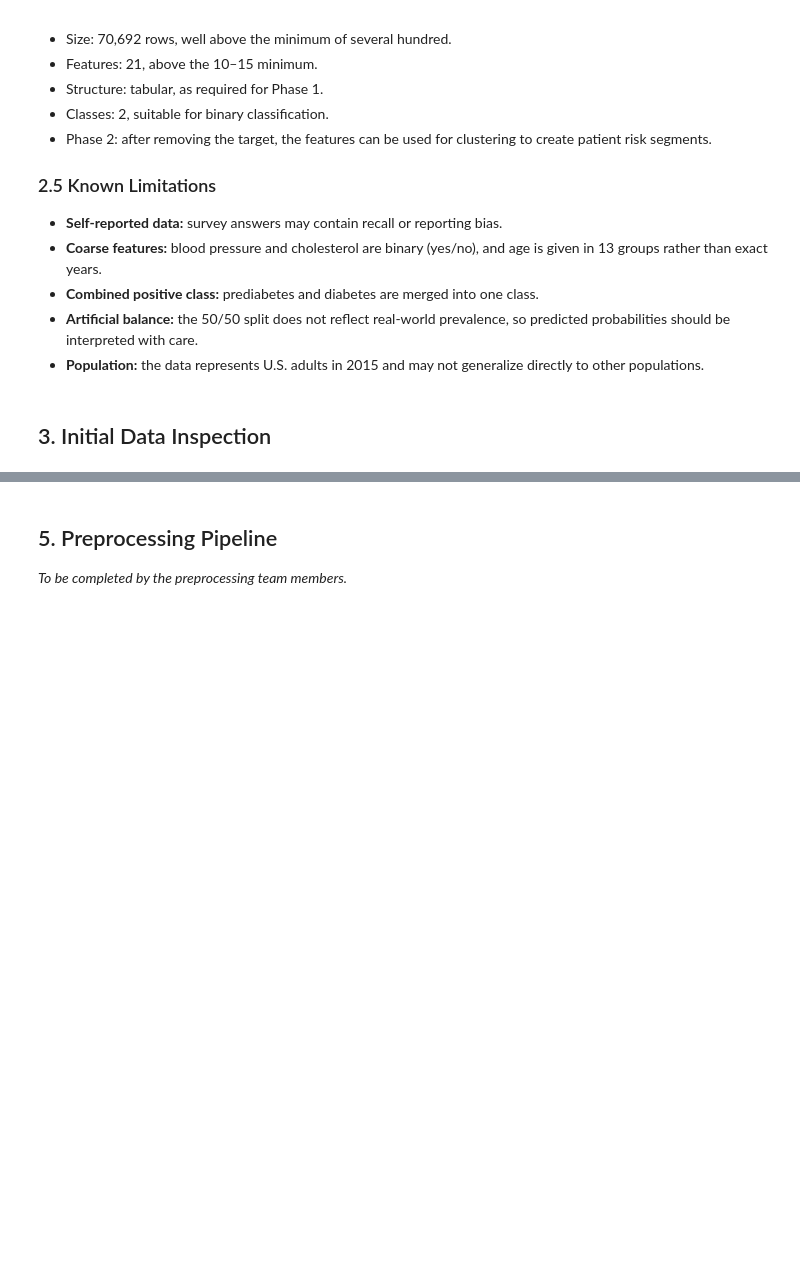
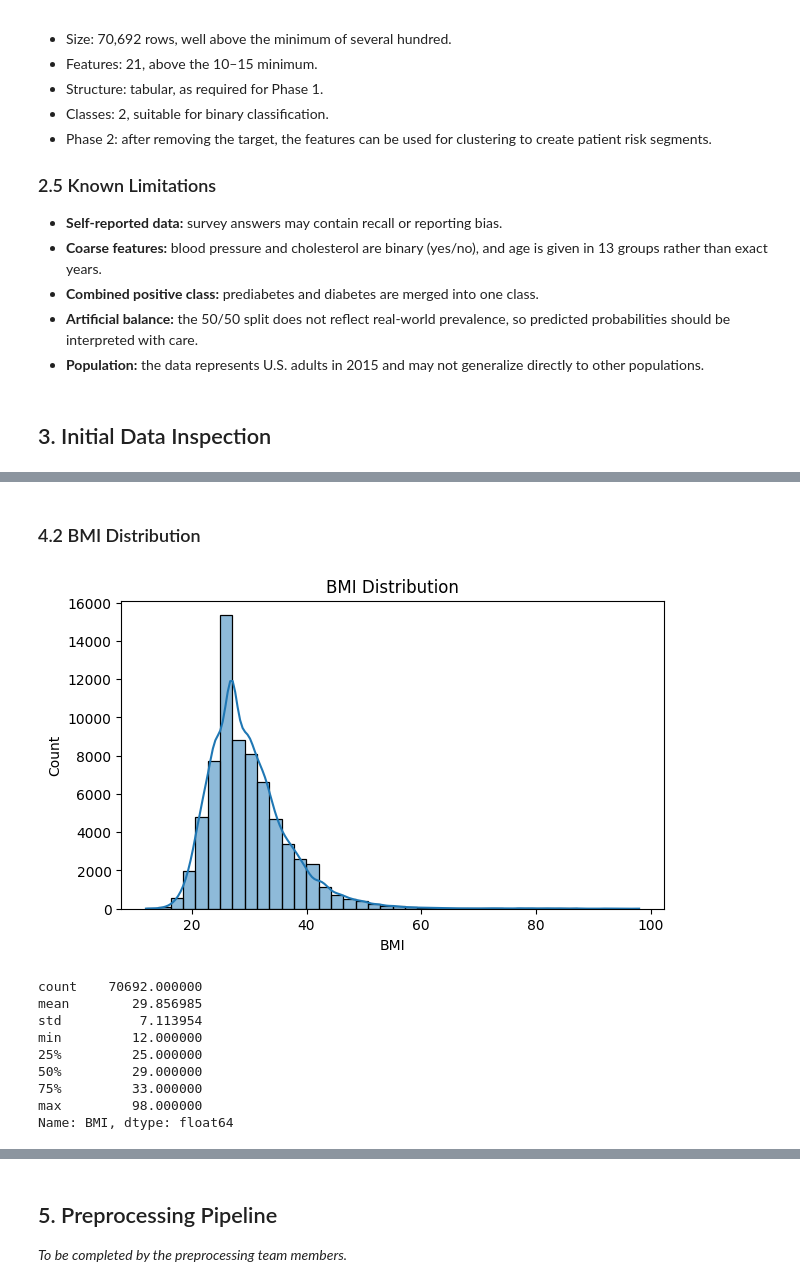
Before and after one commit to DeemaAlhudaithi/SW485-Project-Group3, a Jupyter notebook: Phase1_Data_Exploration.ipynb, the cells around one changed output, grey strips where cells are left out. Cells and saved outputs as stored; diff of their text form; code cells hidden in the pictures; blank space fills up the shorter version.

```diff
--- a/Phase1_Data_Exploration.ipynb
+++ b/Phase1_Data_Exploration.ipynb
@@ -93,0 +152,21 @@ _To be completed by the EDA team members._
+# %% [markdown]
+### 4.2 BMI Distribution
+# %%
+plt.figure(figsize=(7, 4))
+sns.histplot(df["BMI"], bins=40, kde=True)
+plt.title("BMI Distribution")
+plt.savefig("EDA_plots/02_bmi_histogram.png", dpi=150, bbox_inches="tight")
+plt.show()
+
+df["BMI"].describe()
+# %% [output]
+[figure, added]
+count    70692.000000
+mean        29.856985
+std          7.113954
+min         12.000000
+25%         25.000000
+50%         29.000000
+75%         33.000000
+max         98.000000
+Name: BMI, dtype: float64
```
Also changed, not shown: parts of 31 cells of this notebook.
